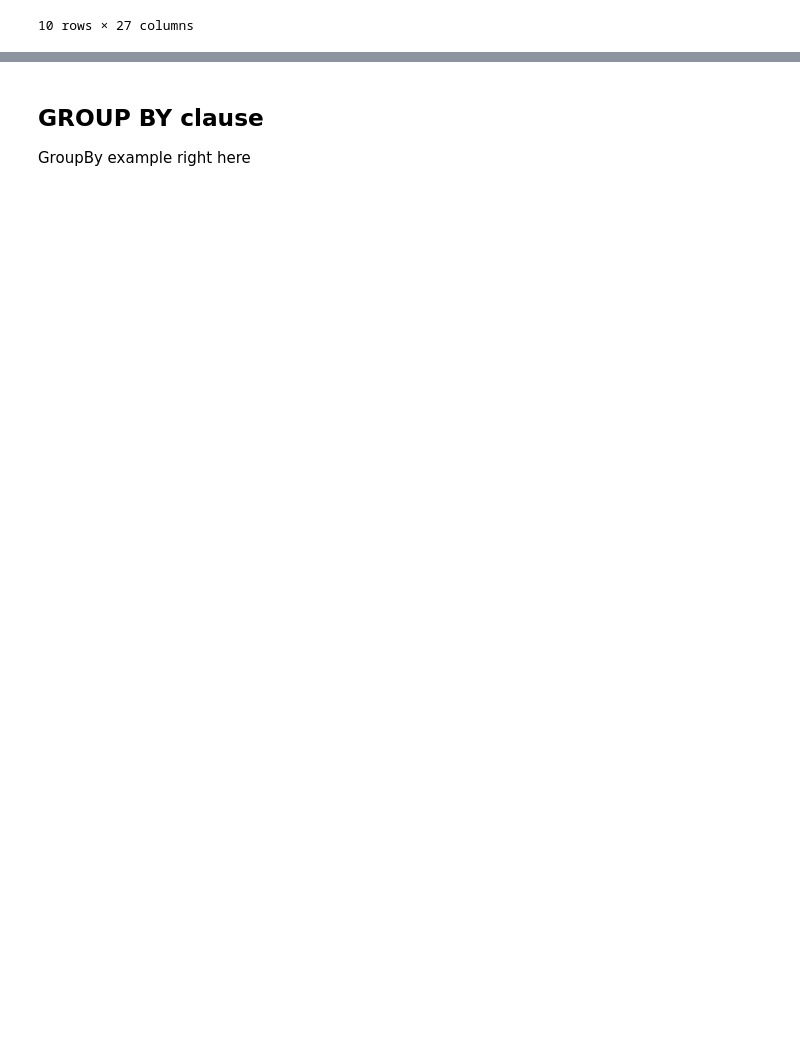
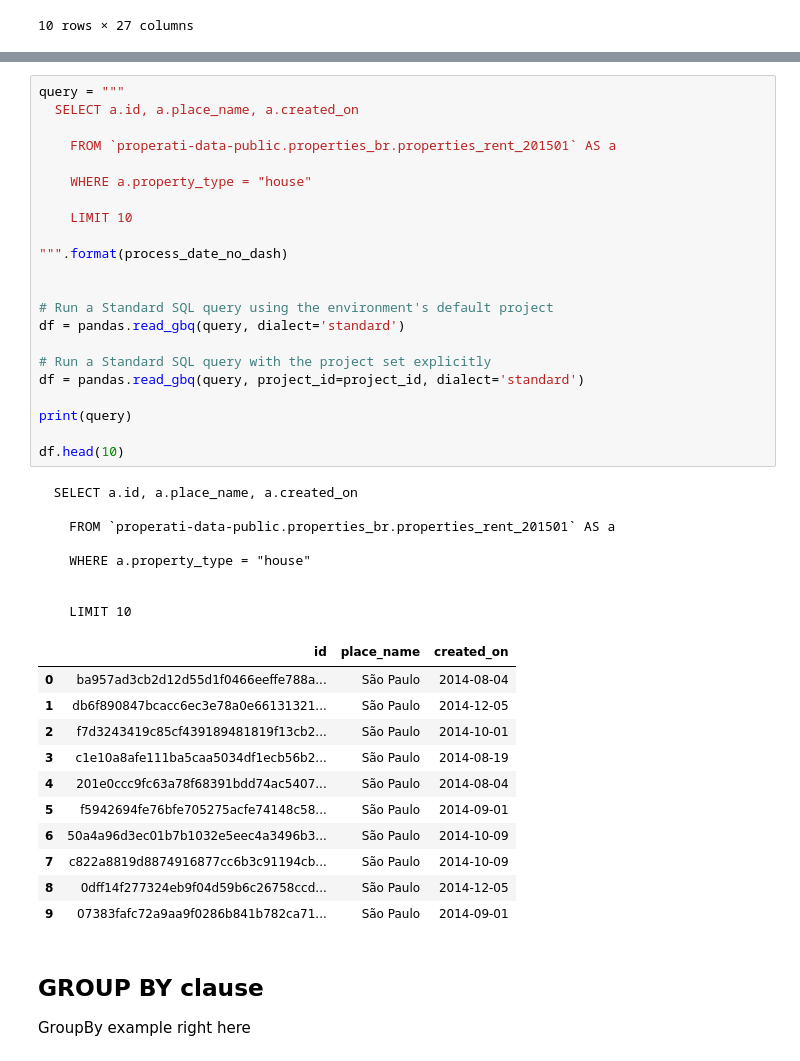
Before and after one commit to bornsky/RealEstate_SQL, a Jupyter notebook: SQL_BQ.ipynb, the cells around one changed output, grey strips where cells are left out. Saved outputs shown, nothing was run; the diff lists cells and outputs as text; blank space fills up the shorter version.

```diff
--- a/SQL_BQ.ipynb
+++ b/SQL_BQ.ipynb
@@ -60,3 +102,45 @@ Modify it to show the population of Germany
+# %%
+query = """
+  SELECT a.id, a.place_name, a.created_on
+
+    FROM `properati-data-public.properties_br.properties_rent_201501` AS a
+
+    WHERE a.property_type = "house"
+
+    LIMIT 10
+
+""".format(process_date_no_dash)
+
+
+# Run a Standard SQL query using the environment's default project
+df = pandas.read_gbq(query, dialect='standard')
+
+# Run a Standard SQL query with the project set explicitly
+df = pandas.read_gbq(query, project_id=project_id, dialect='standard')
+
+print(query)
+
+df.head(10)
+# %% [output]
+  SELECT a.id, a.place_name, a.created_on
+
+    FROM `properati-data-public.properties_br.properties_rent_201501` AS a
+
+    WHERE a.property_type = "house"
+
+
+    LIMIT 10
+|  | id | place_name | created_on |
+| 0 | ba957ad3cb2d12d55d1f0466eeffe788a... | São Paulo | 2014-08-04 |
+| 1 | db6f890847bcacc6ec3e78a0e66131321... | São Paulo | 2014-12-05 |
+| 2 | f7d3243419c85cf439189481819f13cb2... | São Paulo | 2014-10-01 |
+| 3 | c1e10a8afe111ba5caa5034df1ecb56b2... | São Paulo | 2014-08-19 |
+| 4 | 201e0ccc9fc63a78f68391bdd74ac5407... | São Paulo | 2014-08-04 |
+| 5 | f5942694fe76bfe705275acfe74148c58... | São Paulo | 2014-09-01 |
+| 6 | 50a4a96d3ec01b7b1032e5eec4a3496b3... | São Paulo | 2014-10-09 |
+| 7 | c822a8819d8874916877cc6b3c91194cb... | São Paulo | 2014-10-09 |
+| 8 | 0dff14f277324eb9f04d59b6c26758ccd... | São Paulo | 2014-12-05 |
+| 9 | 07383fafc72a9aa9f0286b841b782ca71... | São Paulo | 2014-09-01 |
 # %% [markdown]
 <h2>GROUP BY clause</h2>
 
```
Also changed, not shown: parts of 30 cells of this notebook.
